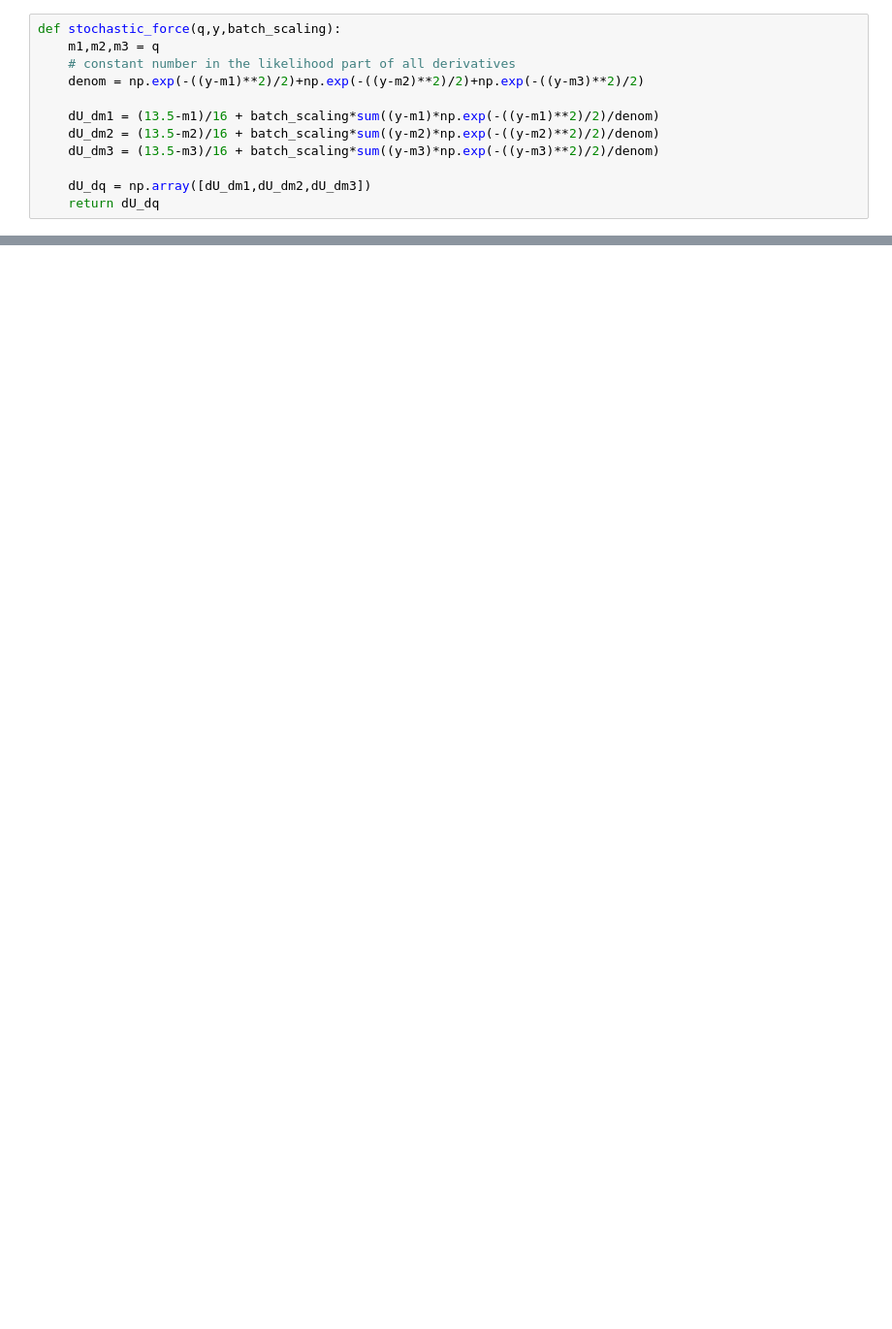
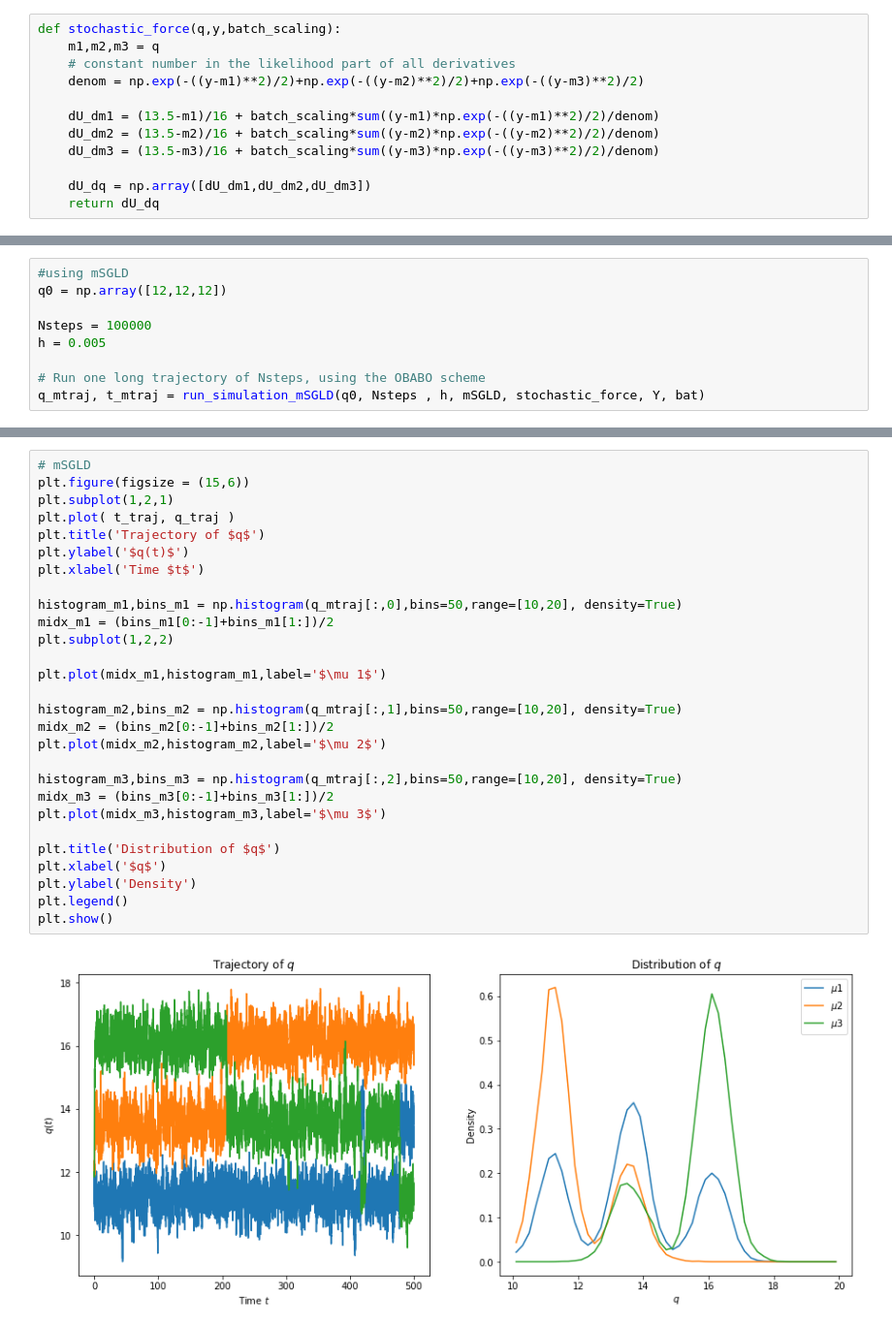
Before and after one commit to mohammeddonia/RSCAM-GradNoise, a Jupyter notebook: SGLD-TF.ipynb, the cells around one changed output, grey strips where cells are left out. Shown: that part at 97% size. Cells and saved outputs as stored; diff of their text form; blank space fills up the shorter version.

```diff
--- a/SGLD-TF.ipynb
+++ b/SGLD-TF.ipynb
@@ -634,0 +694,9 @@ Mean 3: 16.165716782089785 Standard Deviation: 1.0318919862831726
+# %%
+#using mSGLD
+q0 = np.array([12,12,12])
+
+Nsteps = 100000
+h = 0.005
+
+# Run one long trajectory of Nsteps, using the OBABO scheme
+q_mtraj, t_mtraj = run_simulation_mSGLD(q0, Nsteps , h, mSGLD, stochastic_force, Y, bat)
@@ -634,0 +713,30 @@ Mean 3: 16.165716782089785 Standard Deviation: 1.0318919862831726
+# %%
+# mSGLD
+plt.figure(figsize = (15,6))
+plt.subplot(1,2,1)
+plt.plot( t_traj, q_traj )
+plt.title('Trajectory of $q$')
+plt.ylabel('$q(t)$')
+plt.xlabel('Time $t$')
+
+histogram_m1,bins_m1 = np.histogram(q_mtraj[:,0],bins=50,range=[10,20], density=True)
+midx_m1 = (bins_m1[0:-1]+bins_m1[1:])/2
+plt.subplot(1,2,2)
+
+plt.plot(midx_m1,histogram_m1,label='$\mu 1$')
+
+histogram_m2,bins_m2 = np.histogram(q_mtraj[:,1],bins=50,range=[10,20], density=True)
+midx_m2 = (bins_m2[0:-1]+bins_m2[1:])/2
+plt.plot(midx_m2,histogram_m2,label='$\mu 2$')
+
+histogram_m3,bins_m3 = np.histogram(q_mtraj[:,2],bins=50,range=[10,20], density=True)
+midx_m3 = (bins_m3[0:-1]+bins_m3[1:])/2
+plt.plot(midx_m3,histogram_m3,label='$\mu 3$')
+
+plt.title('Distribution of $q$')
+plt.xlabel('$q$')
+plt.ylabel('Density')
+plt.legend()
+plt.show()
+# %% [output]
+[figure, added]
```
Also changed, not shown: parts of 31 cells of this notebook.
